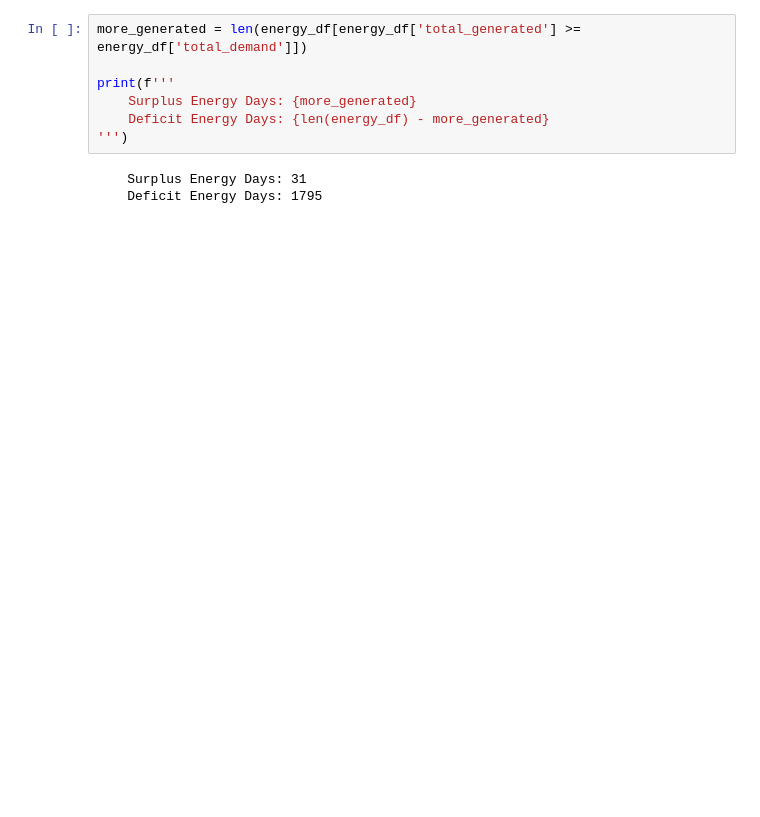
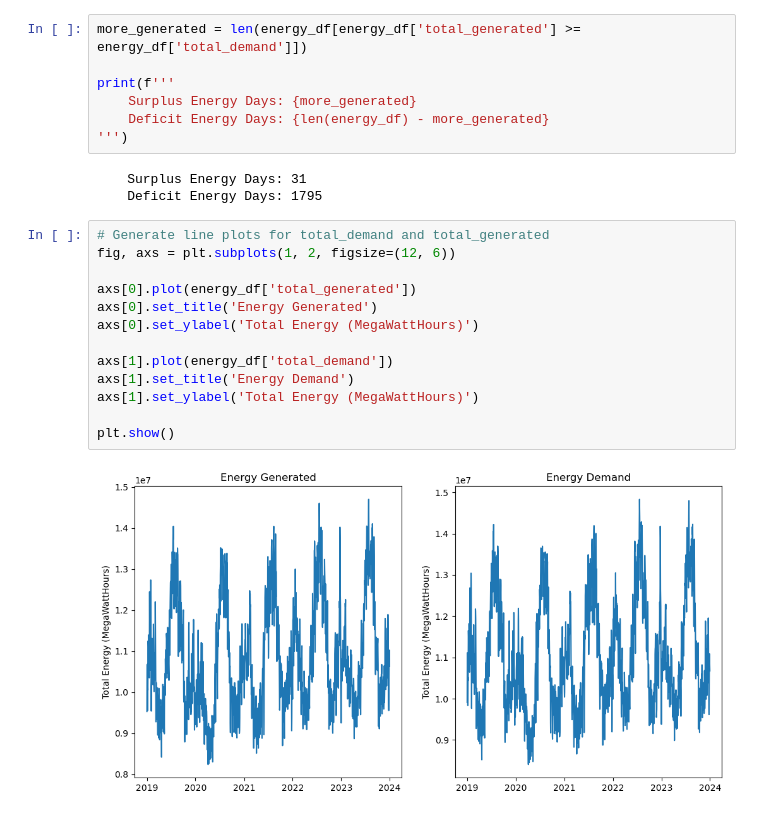
Before and after one commit to sbenston/energy_forecasting, a Jupyter notebook: energy_data_exploration.ipynb, the cells around one changed output. Saved outputs shown, nothing was run; the diff lists cells and outputs as text; blank space fills up the shorter version.

Commit message:
Add plots for energy generation and demand

```diff
--- a/energy_data_exploration.ipynb
+++ b/energy_data_exploration.ipynb
@@ -115,3 +117,18 @@ print(f'''
 # %% [output]
     Surplus Energy Days: 31
     Deficit Energy Days: 1795
+# %%
+# Generate line plots for total_demand and total_generated
+fig, axs = plt.subplots(1, 2, figsize=(12, 6))
+
+axs[0].plot(energy_df['total_generated'])
+axs[0].set_title('Energy Generated')
+axs[0].set_ylabel('Total Energy (MegaWattHours)')
+
+axs[1].plot(energy_df['total_demand'])
+axs[1].set_title('Energy Demand')
+axs[1].set_ylabel('Total Energy (MegaWattHours)')
+
+plt.show()
+# %% [output]
+[figure, added]
```
Also changed, not shown: parts of 4 cells of this notebook.
